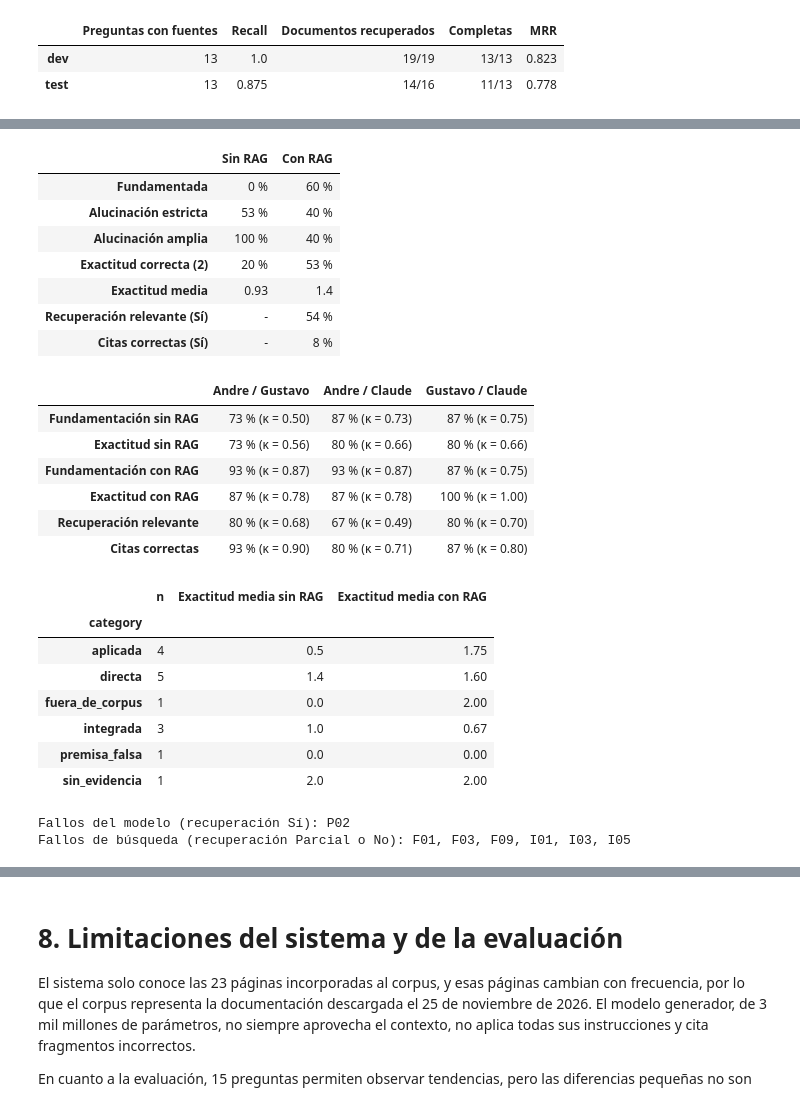
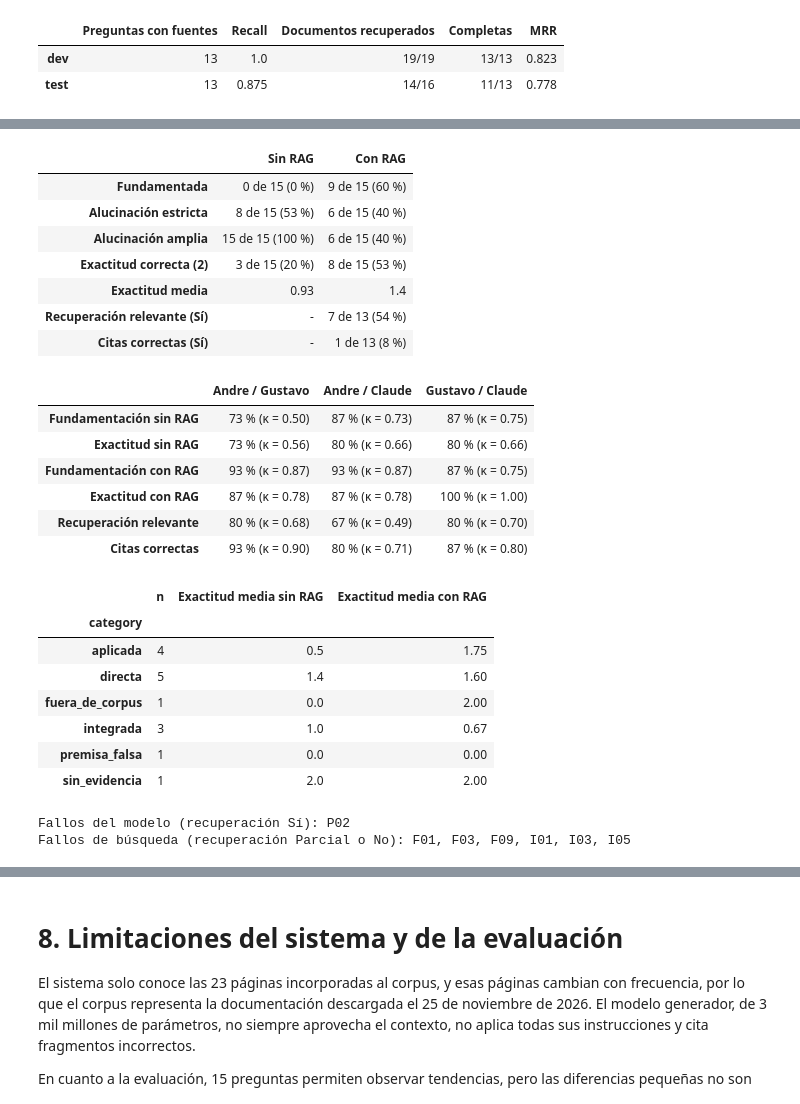
Before and after one commit to Vilval25/DockerRAG, a Jupyter notebook: solPE2_Jefferson-Rojas_Juan-Tocto_Andre-Valenzuela_Gustavo-Vila.ipynb, the cells around one changed output, grey strips where cells are left out. Saved outputs shown, nothing was run; the diff lists cells and outputs as text; code cells hidden in the pictures.

```diff
--- a/solPE2_Jefferson-Rojas_Juan-Tocto_Andre-Valenzuela_Gustavo-Vila.ipynb
+++ b/solPE2_Jefferson-Rojas_Juan-Tocto_Andre-Valenzuela_Gustavo-Vila.ipynb
@@ -1223,7 +1225,8 @@ def read_grades(evaluator):
 
 def pct(series, values):
     series = series[series != "N/A"]
-    return f"{round(100 * series.isin(values).mean())} %"
+    hits = int(series.isin(values).sum())
+    return f"{hits} de {len(series)} ({round(100 * hits / len(series))} %)"
 
 
 def kappa(a, b):
@@ -1249,40 +1252,40 @@ for cond, label in [("base", "Sin RAG"), ("rag", "Con RAG")]:
         "Citas correctas (Sí)": pct(consensus["citations_rag"], {"Sí"}) if cond == "rag" else "-",
     }
 display(pd.DataFrame(table))
 
 # Acuerdo entre evaluadores
 graders = {name: read_grades(name) for name in EVALUATORS}
 agreement = {}
 for a, b in combinations(EVALUATORS, 2):
     for field, label in CRITERIA.items():
         observed, k = kappa(graders[a][field], graders[b][field])
         agreement.setdefault(label, {})[f"{EVALUATORS[a]} / {EVALUATORS[b]}"] = f"{round(100 * observed)} % (κ = {k:.2f})"
 display(pd.DataFrame(agreement).T)
 
 # Exactitud por categoría
 by_category = consensus.groupby("category").apply(lambda d: pd.Series({
     "n": len(d),
     "Exactitud media sin RAG": round(d["accuracy_base"].astype(int).mean(), 2),
     "Exactitud media con RAG": round(d["accuracy_rag"].astype(int).mean(), 2),
 }), include_groups=False)
 by_category["n"] = by_category["n"].astype(int)
 display(by_category)
 
 # Origen de los fallos con RAG
 failed = consensus[consensus["accuracy_rag"].isin(["0", "1"])]
 print("Fallos del modelo (recuperación Sí):",
       ", ".join(failed[failed["retrieval_relevant"] == "Sí"].index))
 print("Fallos de búsqueda (recuperación Parcial o No):",
       ", ".join(failed[failed["retrieval_relevant"].isin(["Parcial", "No"])].index))
 # %% [output]
 |  | Sin RAG | Con RAG |
-| Fundamentada | 0 % | 60 % |
-| Alucinación estricta | 53 % | 40 % |
-| Alucinación amplia | 100 % | 40 % |
-| Exactitud correcta (2) | 20 % | 53 % |
+| Fundamentada | 0 de 15 (0 %) | 9 de 15 (60 %) |
+| Alucinación estricta | 8 de 15 (53 %) | 6 de 15 (40 %) |
+| Alucinación amplia | 15 de 15 (100 %) | 6 de 15 (40 %) |
+| Exactitud correcta (2) | 3 de 15 (20 %) | 8 de 15 (53 %) |
 | Exactitud media | 0.93 | 1.4 |
-| Recuperación relevante (Sí) | - | 54 % |
-| Citas correctas (Sí) | - | 8 % |
+| Recuperación relevante (Sí) | - | 7 de 13 (54 %) |
+| Citas correctas (Sí) | - | 1 de 13 (8 %) |
 |  | Andre / Gustavo | Andre / Claude | Gustavo / Claude |
 | Fundamentación sin RAG | 73 % (κ = 0.50) | 87 % (κ = 0.73) | 87 % (κ = 0.75) |
 | Exactitud sin RAG | 73 % (κ = 0.56) | 80 % (κ = 0.66) | 80 % (κ = 0.66) |
```
Also changed, not shown: parts of 5 cells of this notebook.
